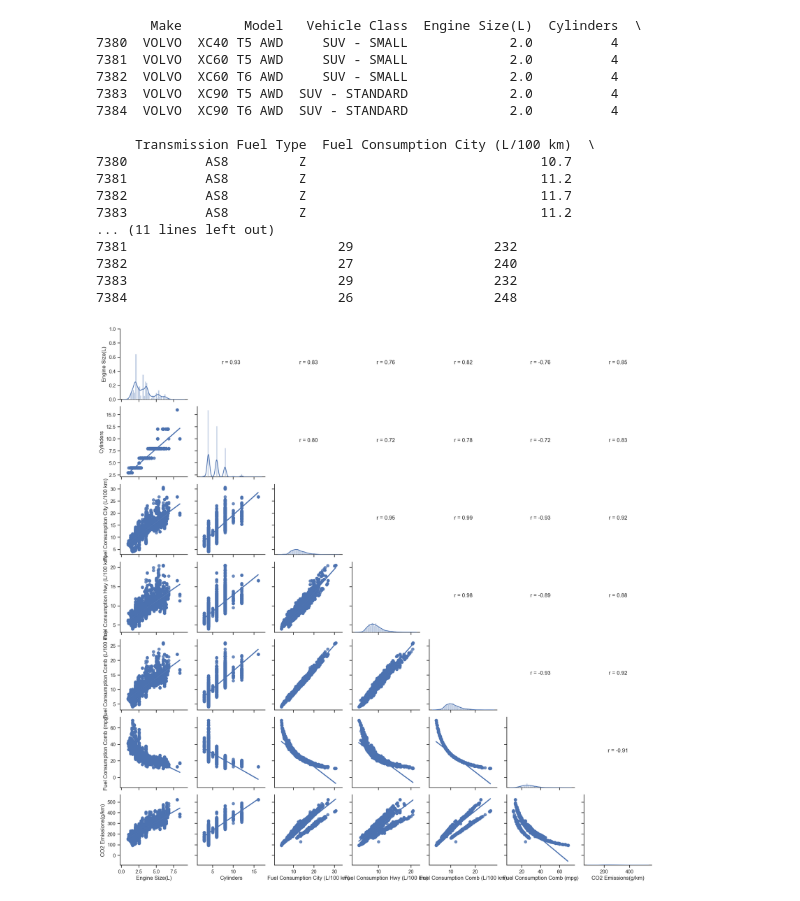
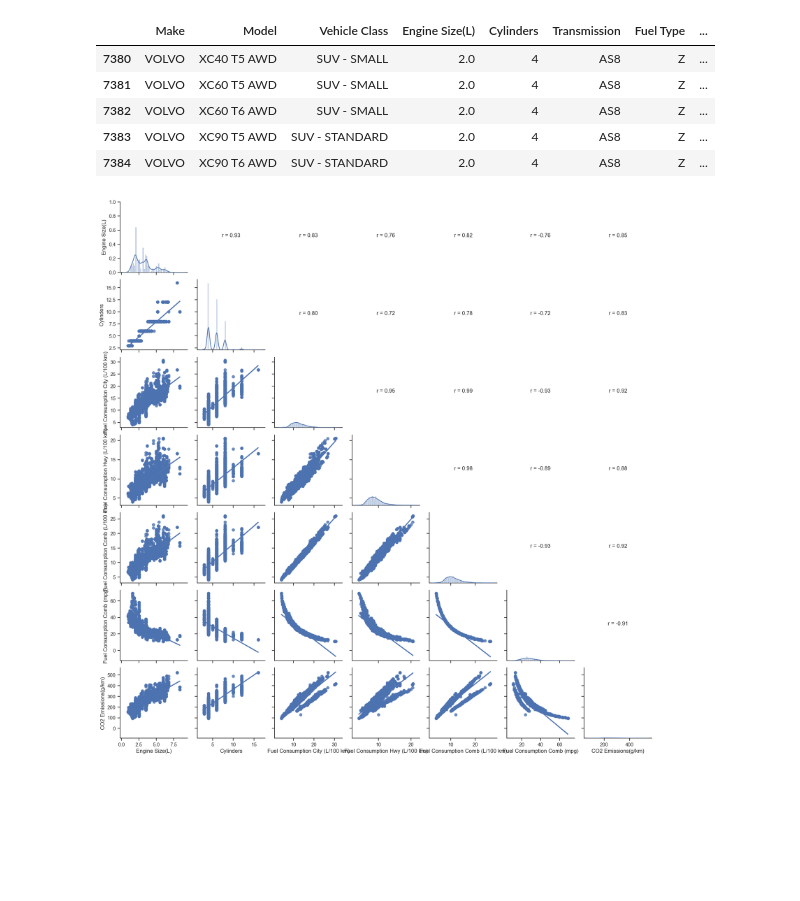
Before and after one commit to alex-rab/spds_WS_2022-23, a Jupyter notebook: Classification/Classification.ipynb, the cells around one changed output. Drawn from its saved outputs; the diff is of its cells as text; code cells hidden in the pictures; blank space fills up the shorter version.

```diff
--- a/Classification/Classification.ipynb
+++ b/Classification/Classification.ipynb
@@ -1,48 +1,33 @@
 # %%
 import math
 import pandas as pd
 import numpy as np
 import seaborn as sns
 import matplotlib.pyplot as plt
 import warnings
 from scipy.stats import pearsonr
 from sklearn.model_selection import train_test_split
 from sklearn.discriminant_analysis import LinearDiscriminantAnalysis
-from sklearn import preprocessing, linear_model
-from sklearn.model_selection import RepeatedStratifiedKFold
-from sklearn.model_selection import cross_val_score
-from sklearn.linear_model import LogisticRegression
-from sklearn.metrics import confusion_matrix
+from sklearn import preprocessing
+from sklearn.metrics import confusion_matrix, ConfusionMatrixDisplay, classification_report
 from sklearn.metrics import accuracy_score
 from sklearn import metrics
-from sklearn.model_selection import cross_val_score
 
 warnings.filterwarnings('ignore')
 
 data = pd.read_csv("..\\CO2_Emissions_Canada.csv", delimiter=',')
 data["Vehicle Class"] = data["Vehicle Class"].astype("category")
 data["Model"] = data["Model"].astype("category")
 data["Make"] = data["Make"].astype("category")
 data["Transmission"] = data["Transmission"].astype("category")
-print(data.tail(5))
+data.tail(5)
 # %% [output]
-       Make        Model   Vehicle Class  Engine Size(L)  Cylinders  \
-7380  VOLVO  XC40 T5 AWD     SUV - SMALL             2.0          4
-7381  VOLVO  XC60 T5 AWD     SUV - SMALL             2.0          4
-7382  VOLVO  XC60 T6 AWD     SUV - SMALL             2.0          4
-7383  VOLVO  XC90 T5 AWD  SUV - STANDARD             2.0          4
-7384  VOLVO  XC90 T6 AWD  SUV - STANDARD             2.0          4
-
-     Transmission Fuel Type  Fuel Consumption City (L/100 km)  \
-7380          AS8         Z                              10.7
-7381          AS8         Z                              11.2
-7382          AS8         Z                              11.7
-7383          AS8         Z                              11.2
-... (11 lines left out)
-7381                           29                  232
-7382                           27                  240
-7383                           29                  232
-7384                           26                  248
+|  | Make | Model | Vehicle Class | Engine Size(L) | Cylinders | Transmission | Fuel Type | ... |
+| 7380 | VOLVO | XC40 T5 AWD | SUV - SMALL | 2.0 | 4 | AS8 | Z | ... |
+| 7381 | VOLVO | XC60 T5 AWD | SUV - SMALL | 2.0 | 4 | AS8 | Z | ... |
+| 7382 | VOLVO | XC60 T6 AWD | SUV - SMALL | 2.0 | 4 | AS8 | Z | ... |
+| 7383 | VOLVO | XC90 T5 AWD | SUV - STANDARD | 2.0 | 4 | AS8 | Z | ... |
+| 7384 | VOLVO | XC90 T6 AWD | SUV - STANDARD | 2.0 | 4 | AS8 | Z | ... |
 # %%
 def reg_coef(x,y,label=None,color=None,**kwargs):
     ax = plt.gca()
```
Also changed, not shown: parts of 6 cells of this notebook.
